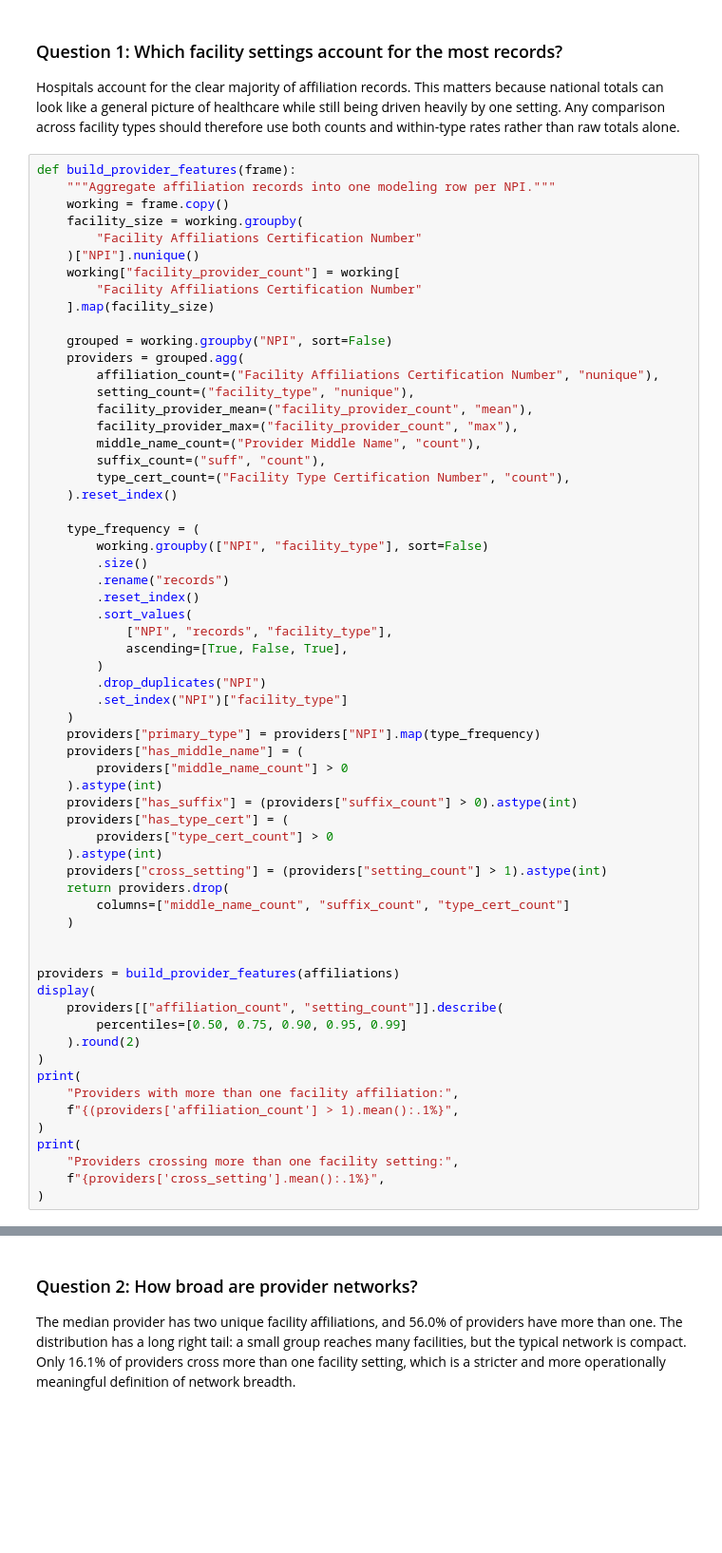
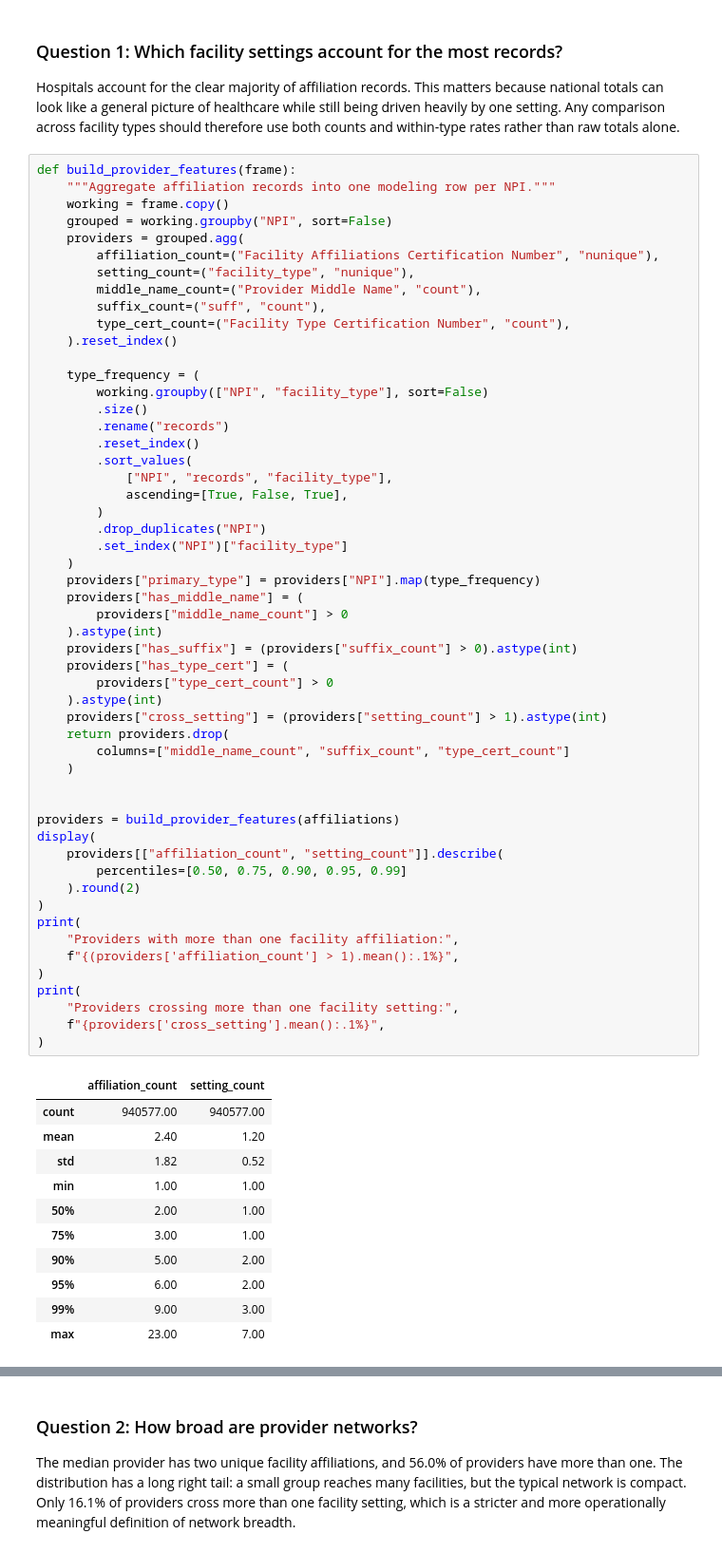
Before and after one commit to brandirobinson0581-cpu/medicare-facility-affiliation-analysis, a Jupyter notebook: facility_affiliation_analysis.ipynb, the cells around one changed output, grey strips where cells are left out. Shown at 95% size. Drawn from its saved outputs; the diff is of its cells as text; blank space fills up the shorter version.

```diff
--- a/facility_affiliation_analysis.ipynb
+++ b/facility_affiliation_analysis.ipynb
@@ -180,19 +180,10 @@ Hospitals account for the clear majority of affiliation records. This matters be
 def build_provider_features(frame):
     """Aggregate affiliation records into one modeling row per NPI."""
     working = frame.copy()
-    facility_size = working.groupby(
-        "Facility Affiliations Certification Number"
-    )["NPI"].nunique()
-    working["facility_provider_count"] = working[
-        "Facility Affiliations Certification Number"
-    ].map(facility_size)
-
     grouped = working.groupby("NPI", sort=False)
     providers = grouped.agg(
         affiliation_count=("Facility Affiliations Certification Number", "nunique"),
         setting_count=("facility_type", "nunique"),
-        facility_provider_mean=("facility_provider_count", "mean"),
-        facility_provider_max=("facility_provider_count", "max"),
         middle_name_count=("Provider Middle Name", "count"),
         suffix_count=("suff", "count"),
         type_cert_count=("Facility Type Certification Number", "count"),
@@ -212,30 +203,41 @@ def build_provider_features(frame):
     )
     providers["primary_type"] = providers["NPI"].map(type_frequency)
     providers["has_middle_name"] = (
         providers["middle_name_count"] > 0
     ).astype(int)
     providers["has_suffix"] = (providers["suffix_count"] > 0).astype(int)
     providers["has_type_cert"] = (
         providers["type_cert_count"] > 0
     ).astype(int)
     providers["cross_setting"] = (providers["setting_count"] > 1).astype(int)
     return providers.drop(
         columns=["middle_name_count", "suffix_count", "type_cert_count"]
     )
 
 
 providers = build_provider_features(affiliations)
 display(
     providers[["affiliation_count", "setting_count"]].describe(
         percentiles=[0.50, 0.75, 0.90, 0.95, 0.99]
     ).round(2)
 )
 print(
     "Providers with more than one facility affiliation:",
     f"{(providers['affiliation_count'] > 1).mean():.1%}",
 )
 print(
     "Providers crossing more than one facility setting:",
     f"{providers['cross_setting'].mean():.1%}",
 )
 # %% [output]
+|  | affiliation_count | setting_count |
+| count | 940577.00 | 940577.00 |
+| mean | 2.40 | 1.20 |
+| std | 1.82 | 0.52 |
+| min | 1.00 | 1.00 |
+| 50% | 2.00 | 1.00 |
+| 75% | 3.00 | 1.00 |
+| 90% | 5.00 | 2.00 |
+| 95% | 6.00 | 2.00 |
+| 99% | 9.00 | 3.00 |
+| max | 23.00 | 7.00 |
```
Also changed, not shown: parts of 13 cells of this notebook, 11 other files.
